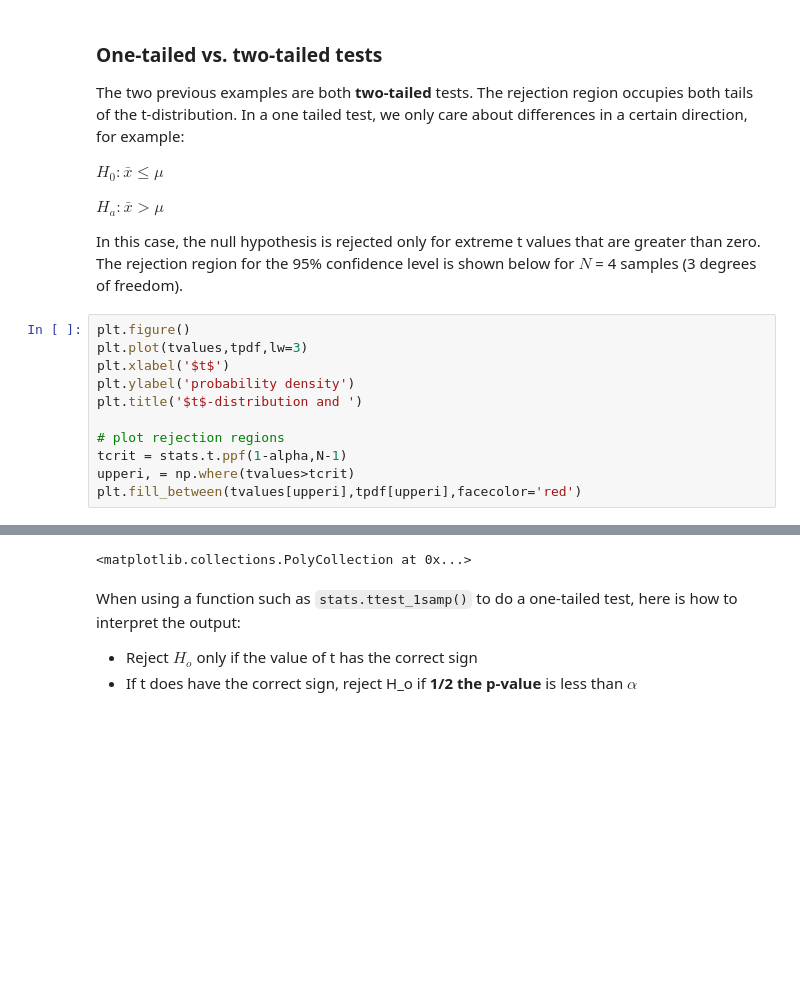
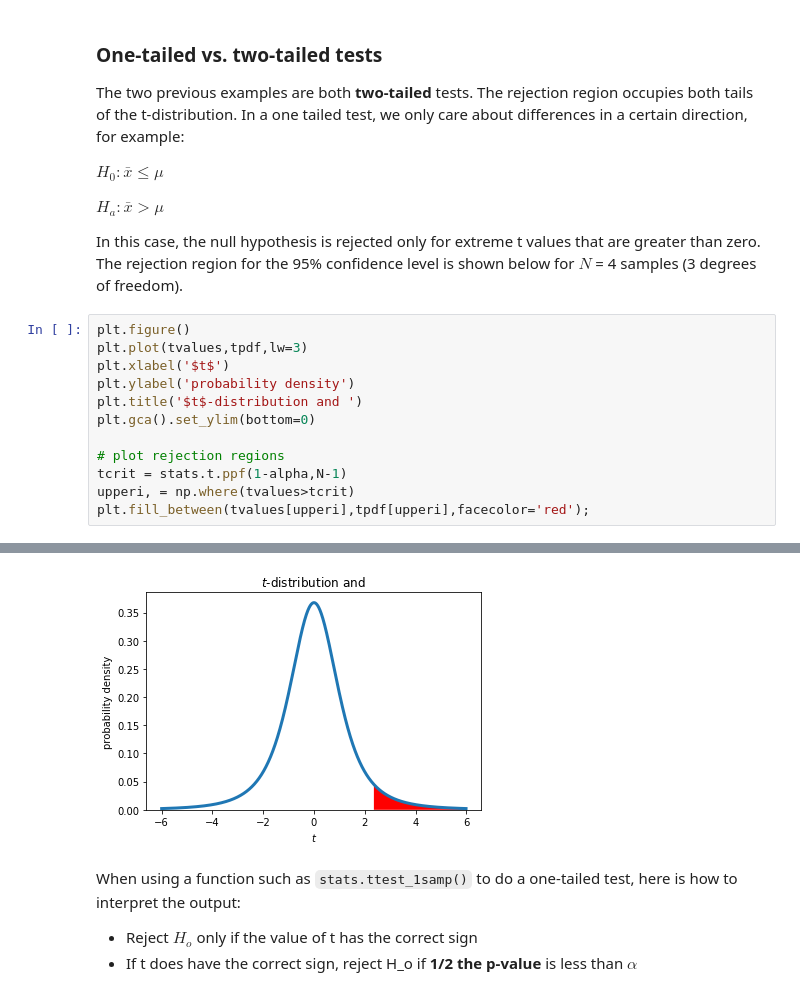
Before and after one commit to mlmldata2020/course-notes, a Jupyter notebook: week02a-hypothesis-power-anova.ipynb, the cells around one changed output, grey strips where cells are left out. Saved outputs shown, nothing was run; the diff lists cells and outputs as text; blank space fills up the shorter version.

```diff
--- a/week02a-hypothesis-power-anova.ipynb
+++ b/week02a-hypothesis-power-anova.ipynb
@@ -190,9 +228,10 @@ plt.plot(tvalues,tpdf,lw=3)
 plt.xlabel('$t$')
 plt.ylabel('probability density')
 plt.title('$t$-distribution and ')
+plt.gca().set_ylim(bottom=0)
 
 # plot rejection regions
 tcrit = stats.t.ppf(1-alpha,N-1)
 upperi, = np.where(tvalues>tcrit)
-plt.fill_between(tvalues[upperi],tpdf[upperi],facecolor='red')
+plt.fill_between(tvalues[upperi],tpdf[upperi],facecolor='red');
 # %% [output]
@@ -201,4 +238,4 @@ plt.fill_between(tvalues[upperi],tpdf[upperi],facecolor='red')
-<matplotlib.collections.PolyCollection at 0x...>
+[figure, added]
 # %% [markdown]
 When using a function such as `stats.ttest_1samp()` to do a one-tailed test, here is how to interpret the output:
 
```
Also changed, not shown: parts of 6 cells of this notebook, 3 other files.
